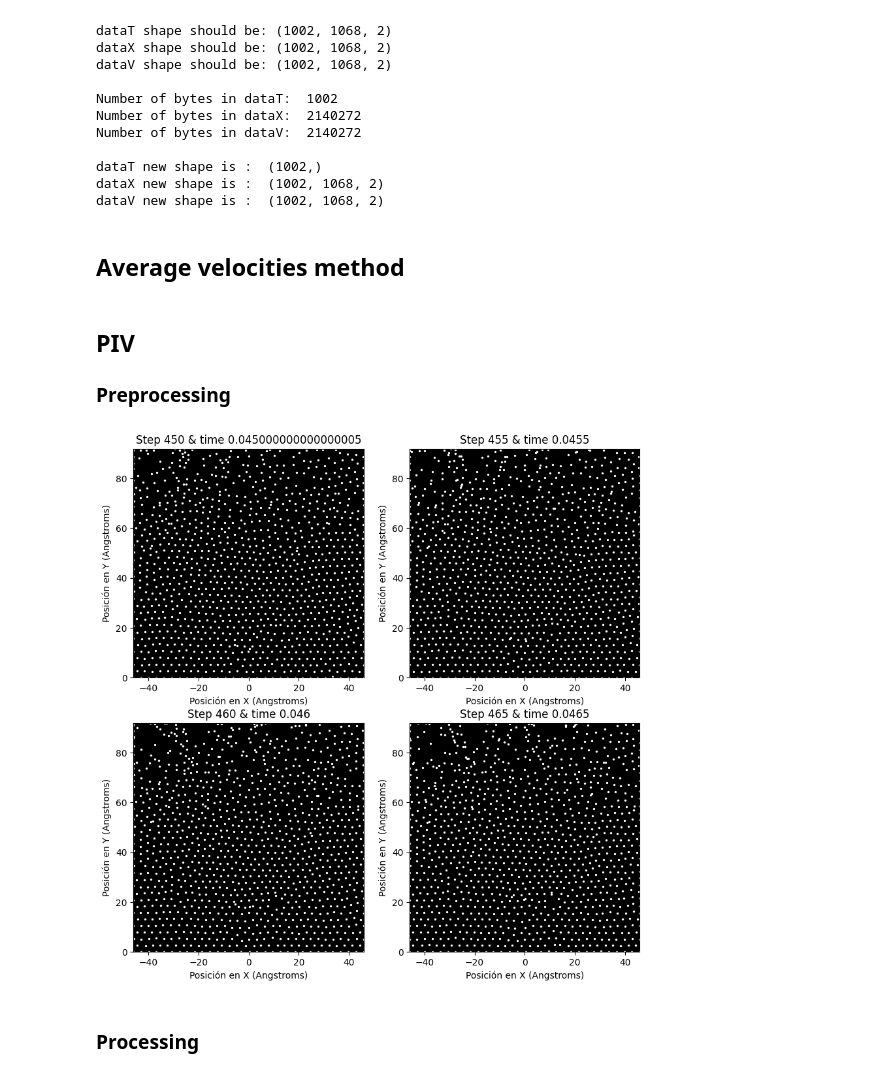
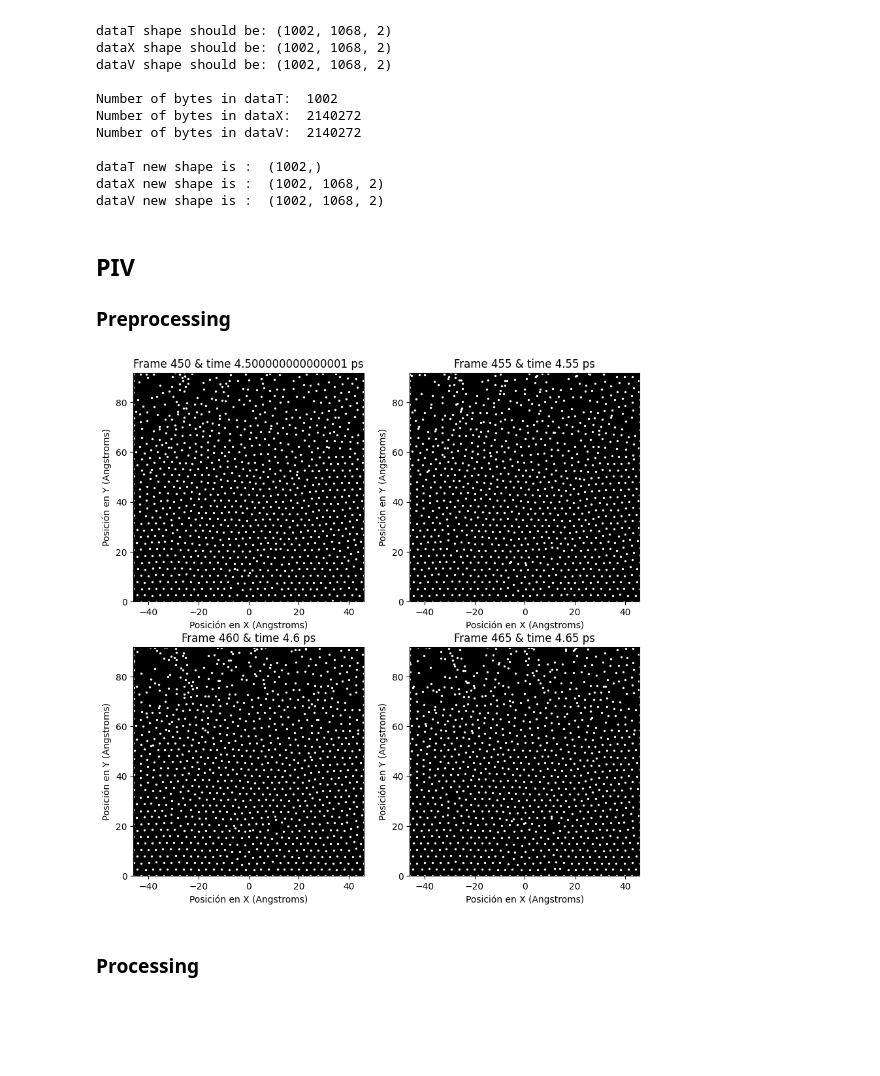
Before and after one commit to ivanmb20/Bachelor-s-Thesis, a Jupyter notebook: preprocessing_piv_1068.ipynb, the cells around one changed output. Cells and saved outputs as stored; diff of their text form; code cells hidden in the pictures; blank space fills up the shorter version.

```diff
--- a/preprocessing_piv_1068.ipynb
+++ b/preprocessing_piv_1068.ipynb
@@ -113,5 +113,3 @@ Number of bytes in dataV:  2140272
 dataT new shape is :  (1002,)
 dataX new shape is :  (1002, 1068, 2)
 dataV new shape is :  (1002, 1068, 2)
-# %% [markdown]
-## Average velocities method
@@ -148,28 +118,33 @@ for i in range(num_blocks):
 
 ### Preprocessing
 # %%
-# Checkpoint step
-step_a=450
+# Checkpoint frame
+frameIterSep = 100
+frame_1=450
 skip_frame=5
-#frames = [step_a,step_a+skip_frame]
+#frames = [frame_1,frame_1+skip_frame]
+
+# Area of oportunity, assign a random function to assign  frame_1
+# a number greater than J and less than finalframe so It generates a number and
+# a list of n more numbers are added to that list by summing up the skip_frame
 
 # List of consecutive steps to evaluate
-eval_steps=[step_a,step_a+skip_frame,step_a+2*skip_frame,step_a+3*skip_frame]
+eval_frames=[frame_1,frame_1+skip_frame,frame_1+2*skip_frame,frame_1+3*skip_frame]
 # Set the figure size
 plt.figure(figsize=(10, 10))
 
 #Iterate over each figure size
-for i, step in enumerate(eval_steps):
+for i, frame in enumerate(eval_frames):
     plt.subplot(2,2,i+1)
     plt.gca().set_facecolor("black")
-    plt.scatter(dataX[step,:,0],dataX[step,:,1],c="white",s=2)
-    plt.title(f"Step {step} & time {step*h}")
+    plt.scatter(dataX[frame,:,0],dataX[frame,:,1],c="white",s=2)
+    plt.title(f"Frame {frame} & time {frame*h*frameIterSep} ps")
     plt.xlim(-box_size/2, box_size/2)  # Adjust limits as needed
     plt.ylim(0, box_size)
     plt.xlabel("Posición en X (Angstroms)")
     plt.ylabel("Posición en Y (Angstroms)")
 # %% [output]
-[figure, old version]
+[figure, new version]
 # %% [markdown]
 ### Processing
 # %%
```
Also changed, not shown: parts of 9 cells of this notebook.
